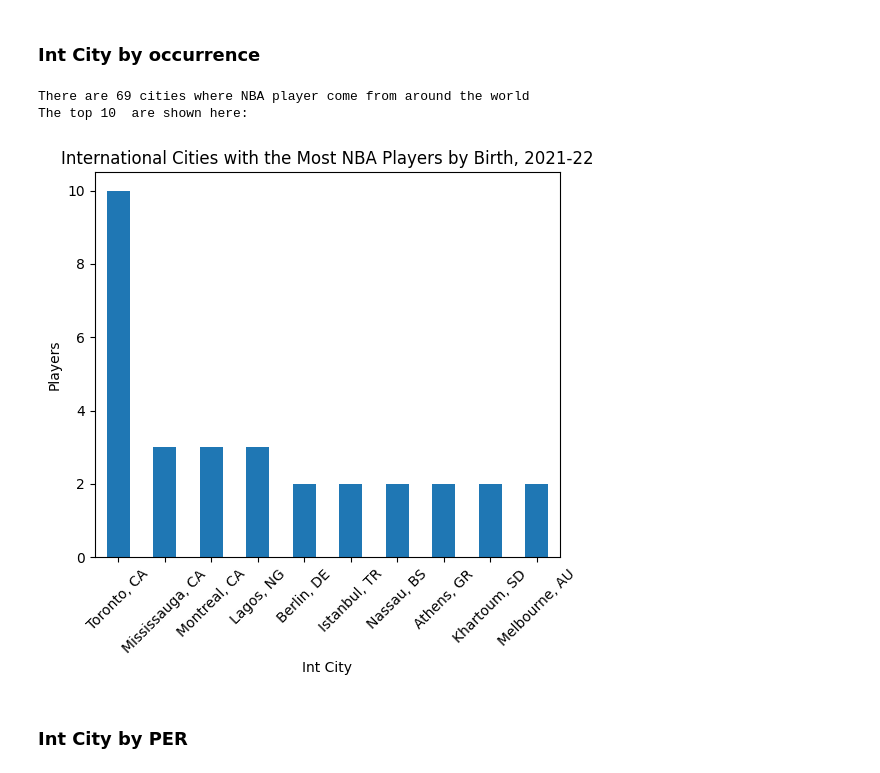
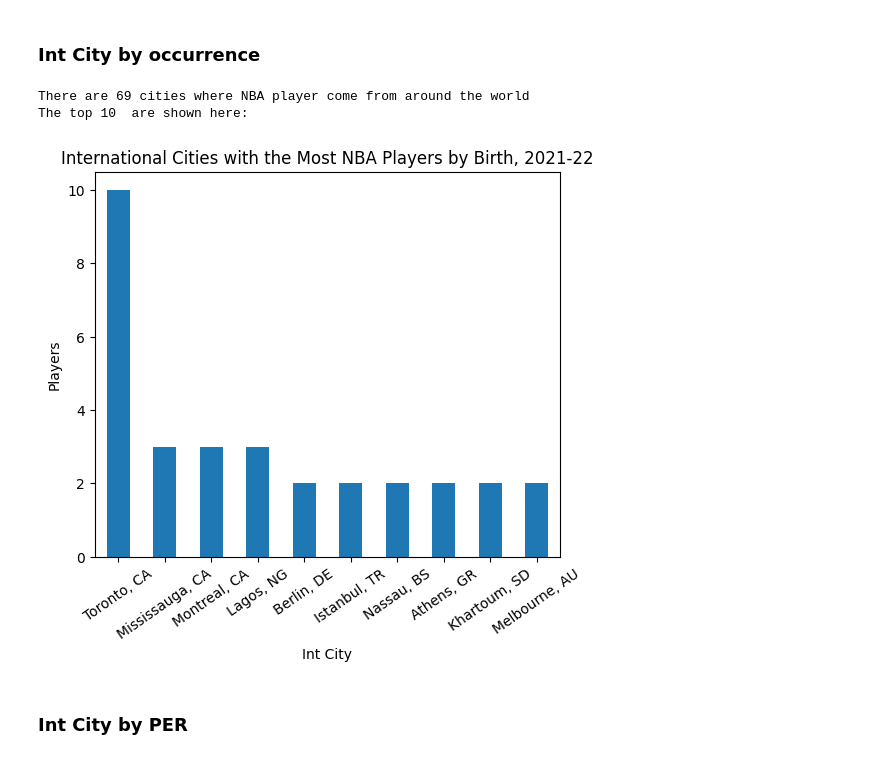
Before and after one commit to meeyoungPH/nba_superlatives, a Jupyter notebook: origin/NBA Geographical Analysis_v2.ipynb, the cells around one changed output. Cells and saved outputs as stored; diff of their text form; code cells hidden in the pictures.

```diff
--- a/origin/NBA Geographical Analysis_v2.ipynb
+++ b/origin/NBA Geographical Analysis_v2.ipynb
@@ -249,35 +249,35 @@ players_by_intcity_clean = players_by_intcity.copy()
 #Find the top 10 International cities based on ocurrence
 n = 10
 intcity = players_by_intcity_clean['Player Int Full City'].value_counts()[:n].index.tolist()
 players = players_by_intcity_clean['Player Int Full City'].value_counts()[:n].values.tolist()
 
 #Dataframe creation for analysis
 intcity_data = {'Int City': intcity ,'Players': players}
 
 intcity_df = pd.DataFrame(intcity_data).reset_index(drop=True)
 intcity_df.set_index('Int City',inplace=True, drop=True)
 
 #Dataframe filtering plot
 players_by_intcity_analysis_bar = intcity_df
 
 #Dataframe plot
 players_by_intcity_analysis_bar.plot(kind="bar", legend=False, ylabel="Players", figsize=(6,5))
 
 #Dataframe export to csv
 intcity_df.to_csv(f'{path}players_top10_2022_intcity.csv', encoding='utf-8-sig')
 
-plt.xticks(rotation=45)
+plt.xticks(rotation=35)
 plt.title('International Cities with the Most NBA Players by Birth, 2021-22')
 plt.savefig(f'{path}players_top10_2022_intcity.png',bbox_inches='tight')
 
 print(f'There are {players_by_intcity_clean["Player Int Full City"].nunique()} cities where NBA player come from around the world')
 print(f'The top 10  are shown here:')
 
 plt.show()
 # %% [output]
 There are 69 cities where NBA player come from around the world
 The top 10  are shown here:
-[figure, old version]
+[figure, new version]
 # %% [markdown]
 ### Int City by PER
 # %%
```
Also changed, not shown: parts of 7 cells of this notebook, 8 other files.
